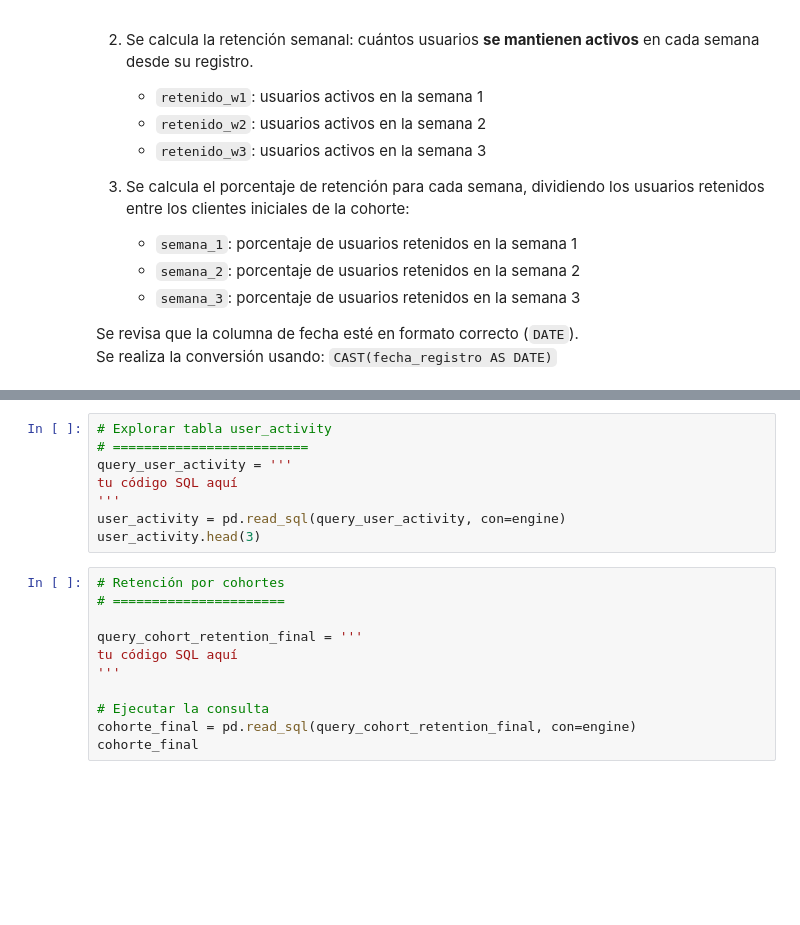
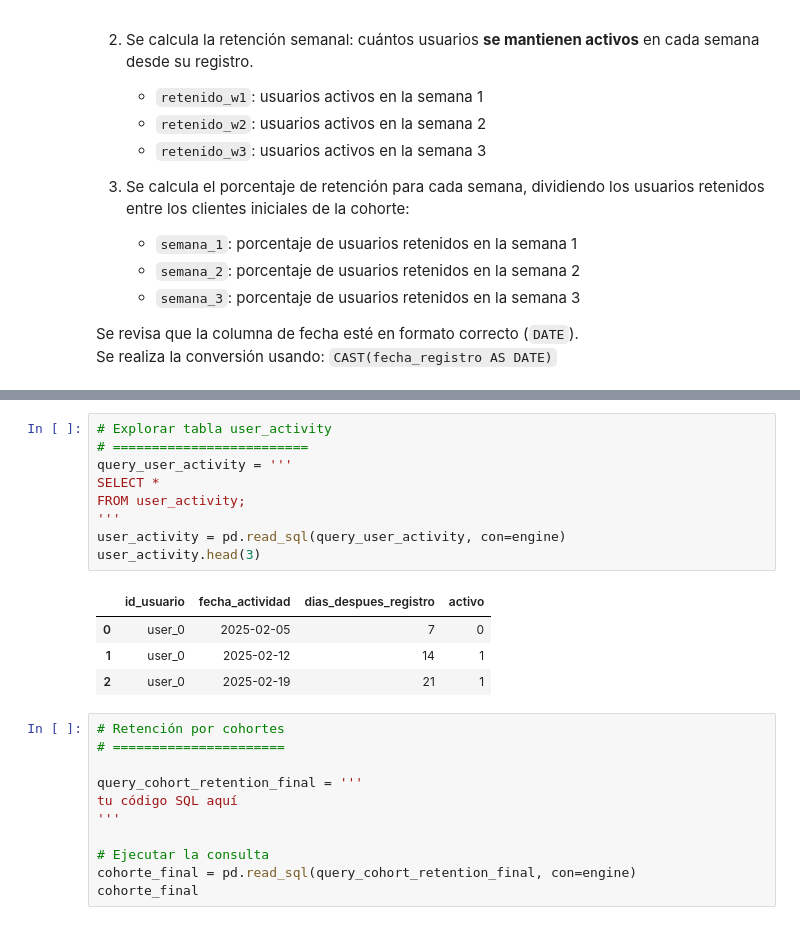
Before and after one commit to FithoGerardo/RappiPlus-Data-cleaning-and-analysis, a Jupyter notebook: notebooks/GerardoOlm-rappiplus_project.ipynb, the cells around one changed output, grey strips where cells are left out. Drawn from its saved outputs; the diff is of its cells as text; blank space fills up the shorter version.

```diff
--- a/notebooks/GerardoOlm-rappiplus_project.ipynb
+++ b/notebooks/GerardoOlm-rappiplus_project.ipynb
@@ -1030,11 +1035,17 @@ users.head(3)
 # %%
 # Explorar tabla user_activity
 # =========================
 query_user_activity = '''
-tu código SQL aquí
+SELECT *
+FROM user_activity;
 '''
 user_activity = pd.read_sql(query_user_activity, con=engine)
 user_activity.head(3)
+# %% [output]
+|  | id_usuario | fecha_actividad | dias_despues_registro | activo |
+| 0 | user_0 | 2025-02-05 | 7 | 0 |
+| 1 | user_0 | 2025-02-12 | 14 | 1 |
+| 2 | user_0 | 2025-02-19 | 21 | 1 |
 # %%
 # Retención por cohortes
 # ======================
```
Also changed, not shown: parts of 1 cell of this notebook.
